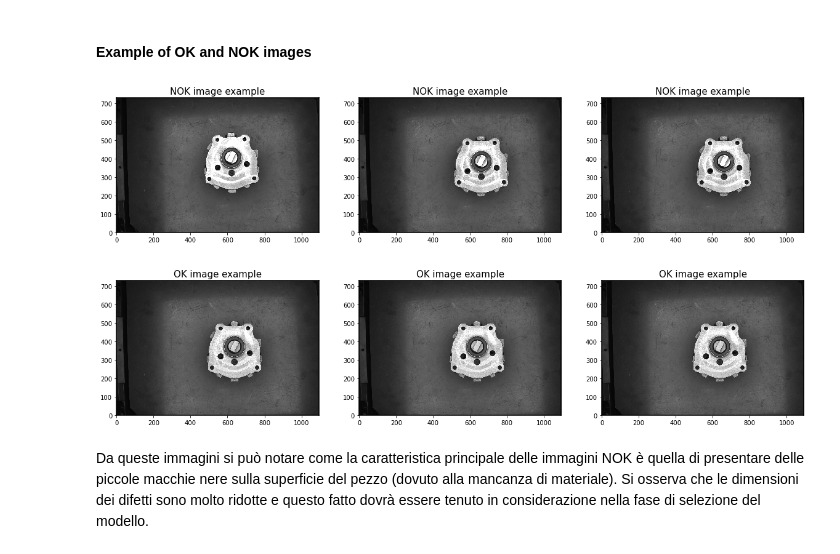
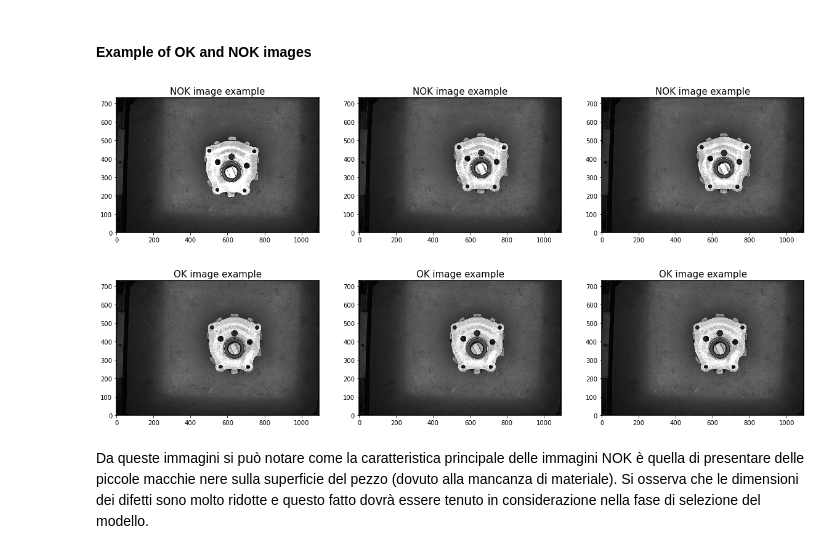
Before and after one commit to DragoneKTM/Industry_lab, a Jupyter notebook: Notebooks/Part1_preparation.ipynb, the cells around one changed output. Drawn from its saved outputs; the diff is of its cells as text; code cells hidden in the pictures.

```diff
--- a/Notebooks/Part1_preparation.ipynb
+++ b/Notebooks/Part1_preparation.ipynb
@@ -152,17 +152,17 @@ The number of ok images is: 104
 # %%
 # Plotting the first 3 images for the classes OK and NOK
 plt.figure(figsize=(20,10))
 i=1
 for folder in os.listdir(path_data):
     for img, j in zip(os.listdir(path_data + '/' + folder), range(0, 3)):
-        example = cv.imread(path_data + '/' + folder + '/' + img)
+        example = cv.imread(path_data + '/' + folder + '/' + img, cv.IMREAD_GRAYSCALE)
         example = cv.resize(example, (None), fx=0.2, fy=0.2)
         plt.subplot(2,3,i)
         plt.title(folder +  ' image example')
-        plt.imshow(example)
+        plt.imshow(cv.flip(example, flipCode=0), cmap='gray')
         i=i+1
 # %% [output]
-[figure, old version]
+[figure, new version]
 # %% [markdown]
 Da queste immagini si può notare come la caratteristica principale delle immagini NOK è quella di presentare delle piccole macchie nere sulla superficie del pezzo (dovuto alla mancanza di materiale).
 Si osserva che le dimensioni dei difetti sono molto ridotte e questo fatto dovrà essere tenuto in considerazione nella fase di selezione del modello.
```
Also changed, not shown: parts of 3 cells of this notebook, 2 other files.
